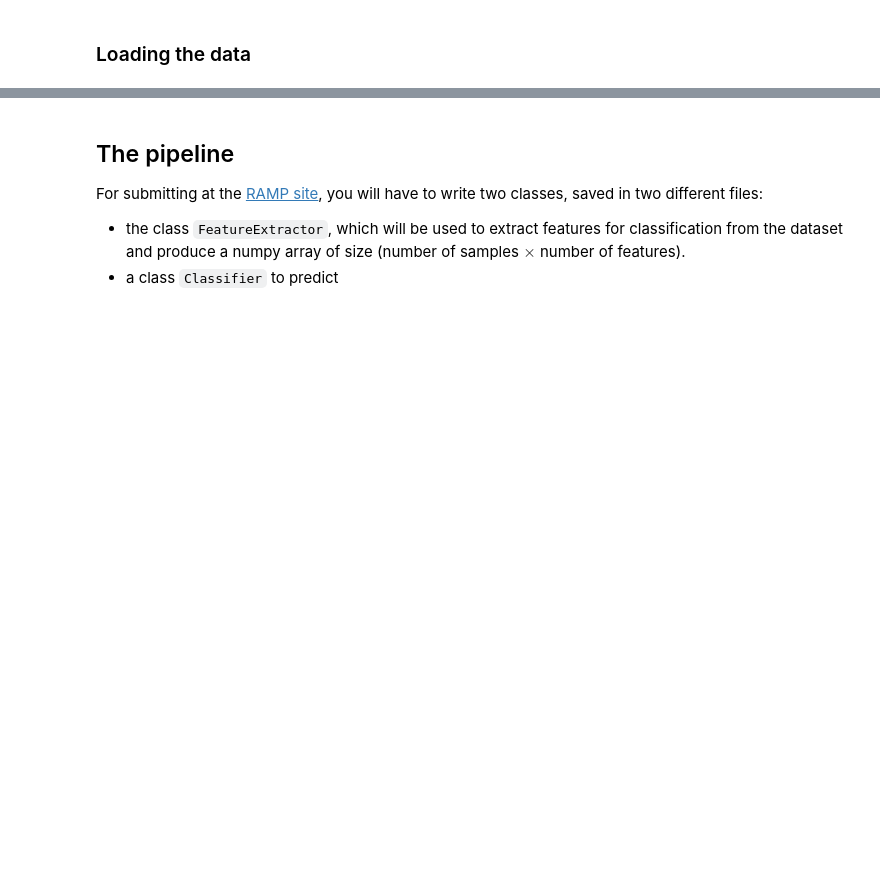
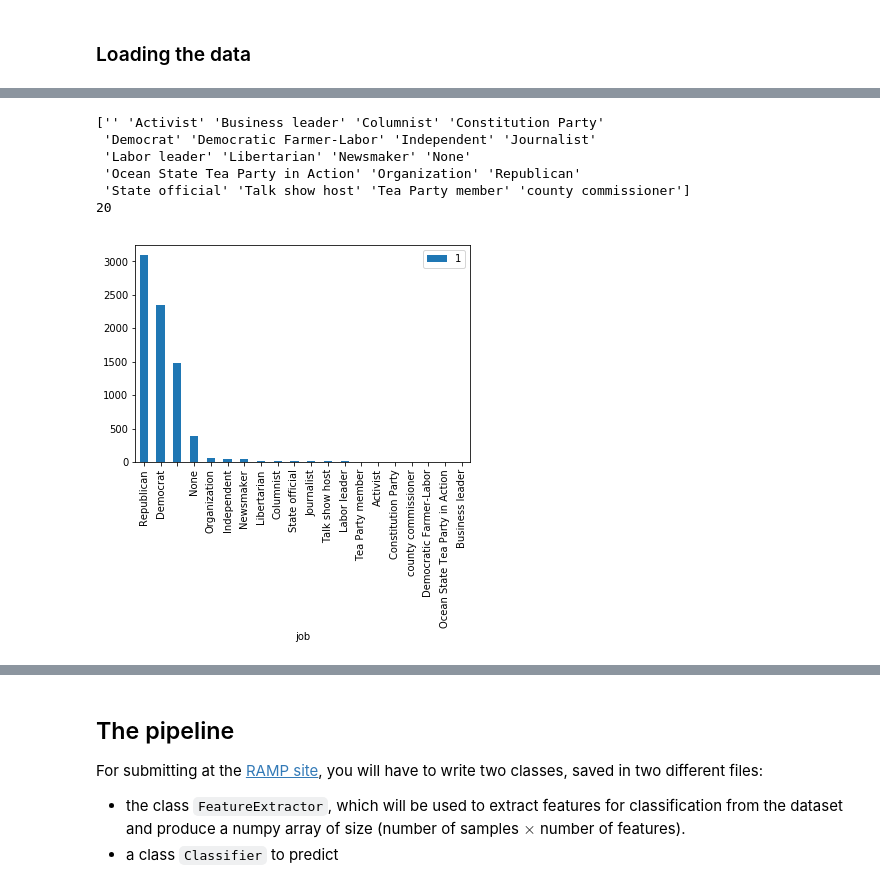
Before and after one commit to ramp-kits/fake_news, a Jupyter notebook: fake_news_starting_kit.ipynb, the cells around one changed output, grey strips where cells are left out. Saved outputs shown, nothing was run; the diff lists cells and outputs as text; code cells hidden in the pictures; blank space fills up the shorter version.

```diff
--- a/fake_news_starting_kit.ipynb
+++ b/fake_news_starting_kit.ipynb
@@ -79,0 +139,14 @@ The original training data frame has 11097 rows. In the starting kit, we give yo
+# %%
+print(np.unique(data['job']))
+print(len(np.unique(data['job'])))
+data.groupby('job').count()[['1']].sort_values(
+    '1', ascending=False).reset_index().plot.bar(
+        x='job', y='1');
+# %% [output]
+['' 'Activist' 'Business leader' 'Columnist' 'Constitution Party'
+ 'Democrat' 'Democratic Farmer-Labor' 'Independent' 'Journalist'
+ 'Labor leader' 'Libertarian' 'Newsmaker' 'None'
+ 'Ocean State Tea Party in Action' 'Organization' 'Republican'
+ 'State official' 'Talk show host' 'Tea Party member' 'county commissioner']
+20
+[figure, added]
```
Also changed, not shown: parts of 22 cells of this notebook, 2 other files.
